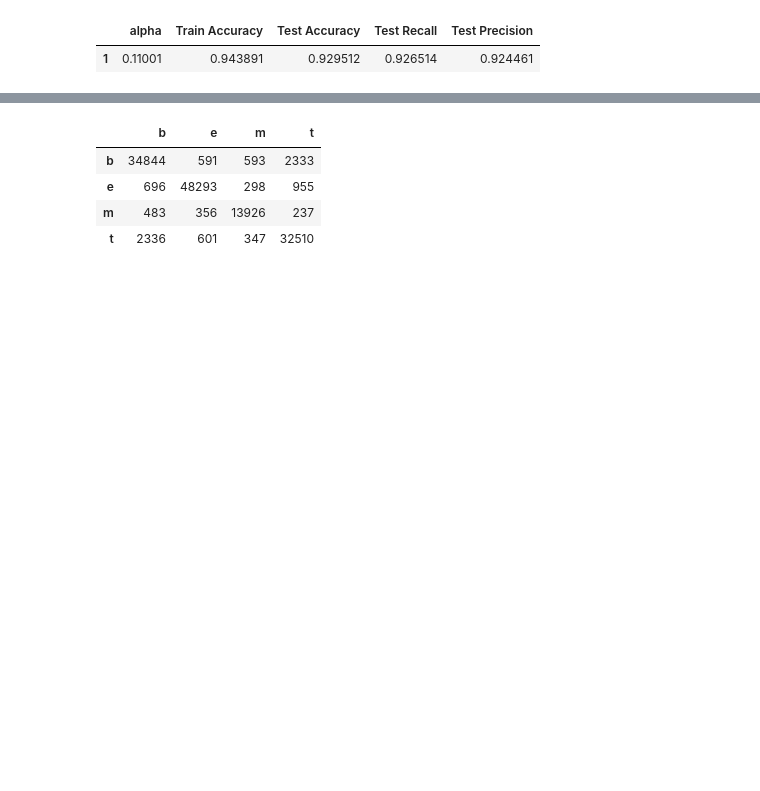
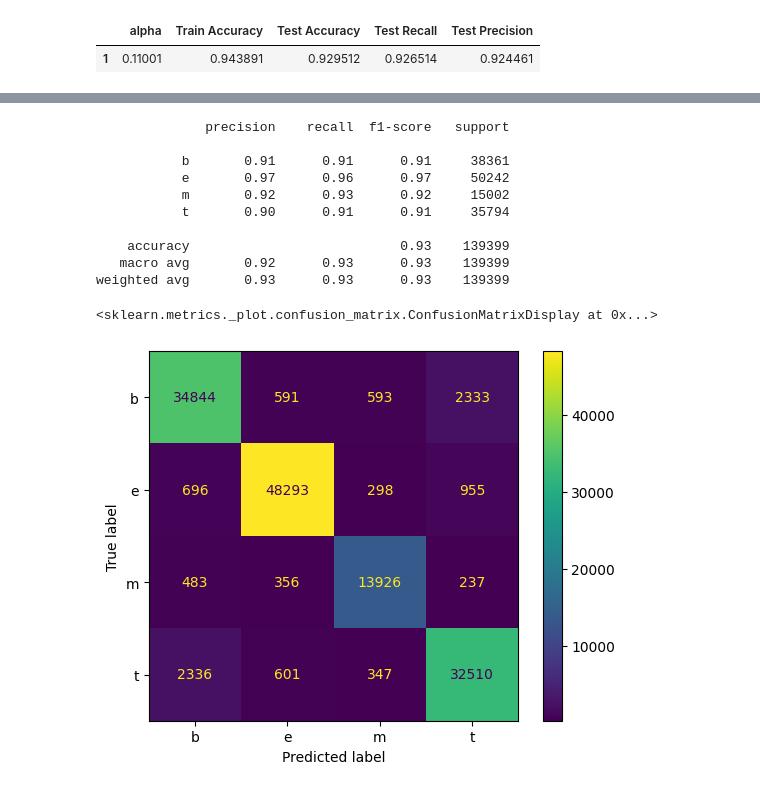
Before and after one commit to vinhnguyen-lhv/intelligent_systems_CO5134, a Jupyter notebook: Lab3-NaiveBayes/4-Baitap-NaiveBayes-uci-news.ipynb, the cells around one changed output, grey strips where cells are left out. Cells and saved outputs as stored; diff of their text form; code cells hidden in the pictures; blank space fills up the shorter version.

Commit message:
Bai tap Naive Bayes 5

```diff
--- a/Lab3-NaiveBayes/4-Baitap-NaiveBayes-uci-news.ipynb
+++ b/Lab3-NaiveBayes/4-Baitap-NaiveBayes-uci-news.ipynb
@@ -139,8 +135,21 @@ m_confusion_test = metrics.confusion_matrix(y_test, bayes.predict(X_test))
-# %%
-pd.DataFrame(data = m_confusion_test, columns = bayes.classes_, index = bayes.classes_)
-# %% [output]
-|  | b | e | m | t |
-| b | 34844 | 591 | 593 | 2333 |
-| e | 696 | 48293 | 298 | 955 |
-| m | 483 | 356 | 13926 | 237 |
-| t | 2336 | 601 | 347 | 32510 |
+# %%
+from sklearn.metrics import ConfusionMatrixDisplay,classification_report, PrecisionRecallDisplay
+
+preds = bayes.predict(X_test)
+m_confusion_test = metrics.confusion_matrix(y_test, preds)
+print(classification_report(y_test,preds))
+disp = ConfusionMatrixDisplay(confusion_matrix=m_confusion_test, display_labels=bayes.classes_)
+disp.plot()
+# %% [output]
+              precision    recall  f1-score   support
+
+           b       0.91      0.91      0.91     38361
+           e       0.97      0.96      0.97     50242
+           m       0.92      0.93      0.92     15002
+           t       0.90      0.91      0.91     35794
+
+    accuracy                           0.93    139399
+   macro avg       0.92      0.93      0.93    139399
+weighted avg       0.93      0.93      0.93    139399
+<sklearn.metrics._plot.confusion_matrix.ConfusionMatrixDisplay at 0x...>
+[figure, added]
```
Also changed, not shown: parts of 3 cells of this notebook, 2 other files.
